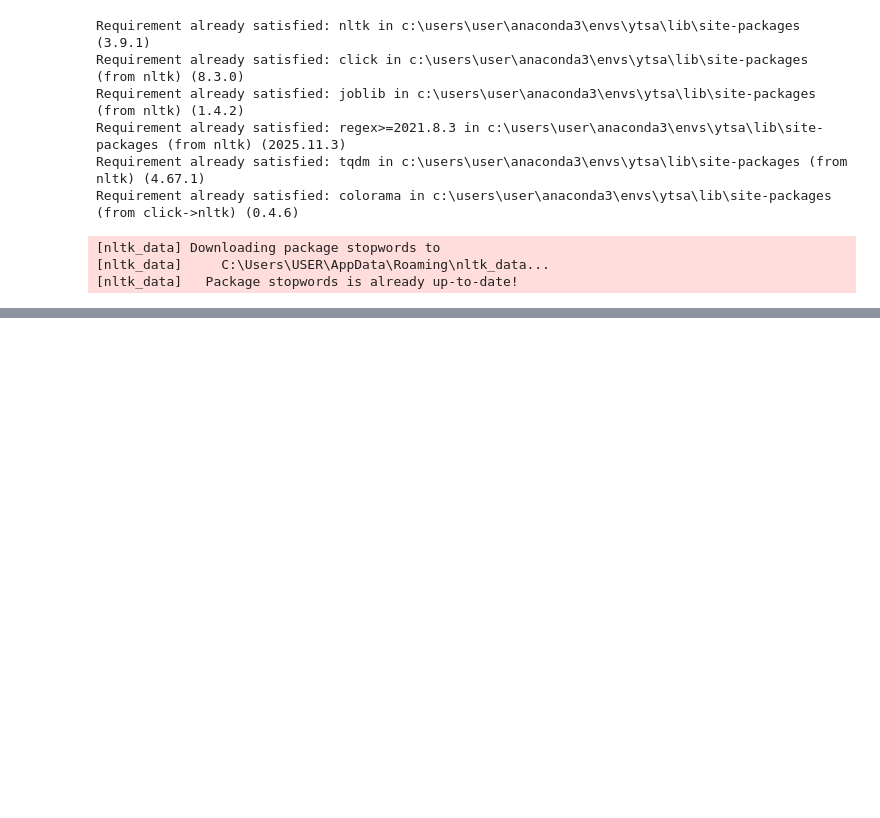
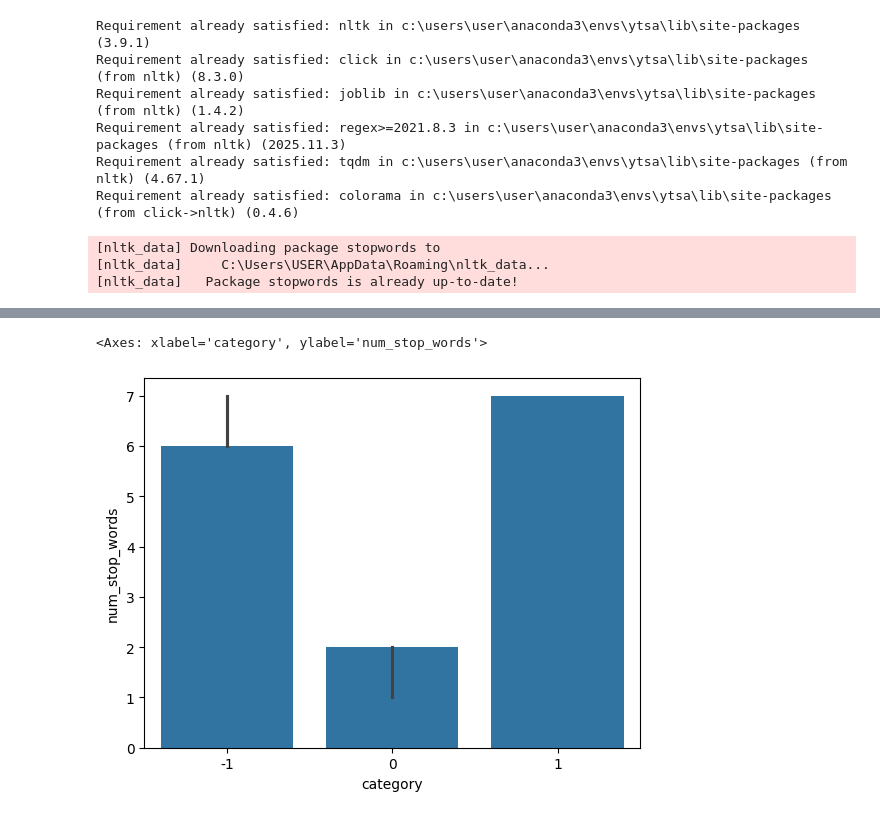
Before and after one commit to Gavesh99324/Sentiment-Analysis, a Jupyter notebook: notebooks/1_Preprocessing_&_EDA.ipynb, the cells around one changed output, grey strips where cells are left out. Cells and saved outputs as stored; diff of their text form; code cells hidden in the pictures; blank space fills up the shorter version.

```diff
--- a/notebooks/1_Preprocessing_&_EDA.ipynb
+++ b/notebooks/1_Preprocessing_&_EDA.ipynb
@@ -285,0 +303,6 @@ plt.show()
+# %%
+#median word counts among sentiments
+sns.barplot(df, x='category', y='num_stop_words', estimator='median')
+# %% [output]
+<Axes: xlabel='category', ylabel='num_stop_words'>
+[figure, added]
```
Also changed, not shown: parts of 6 cells of this notebook.
